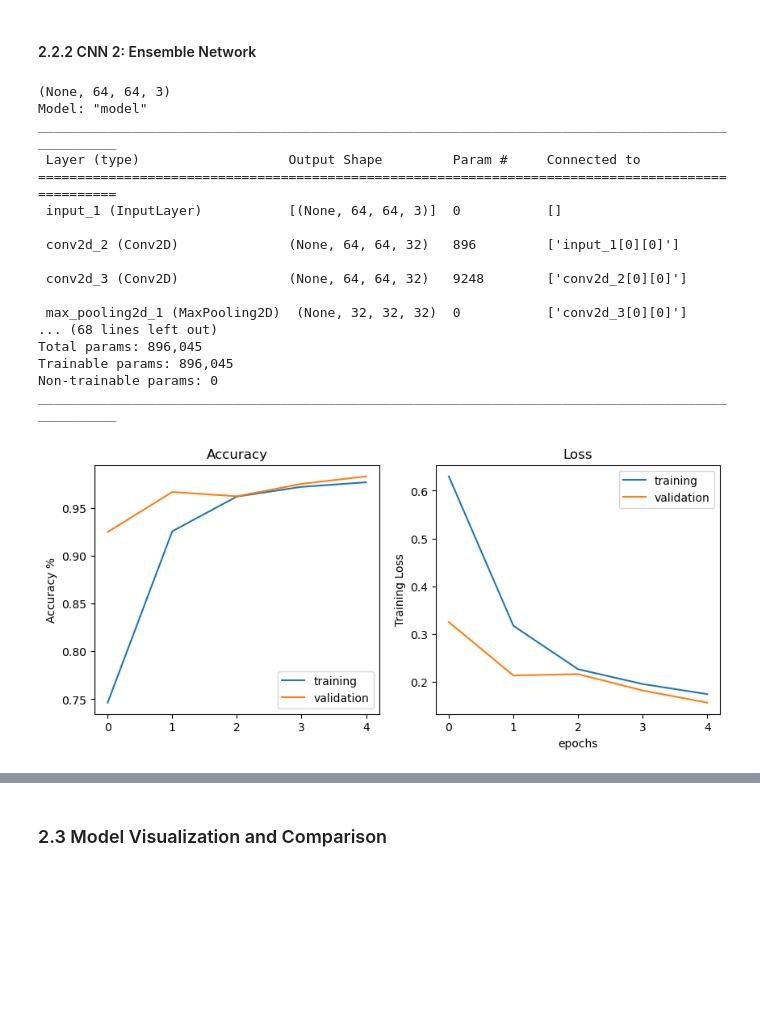
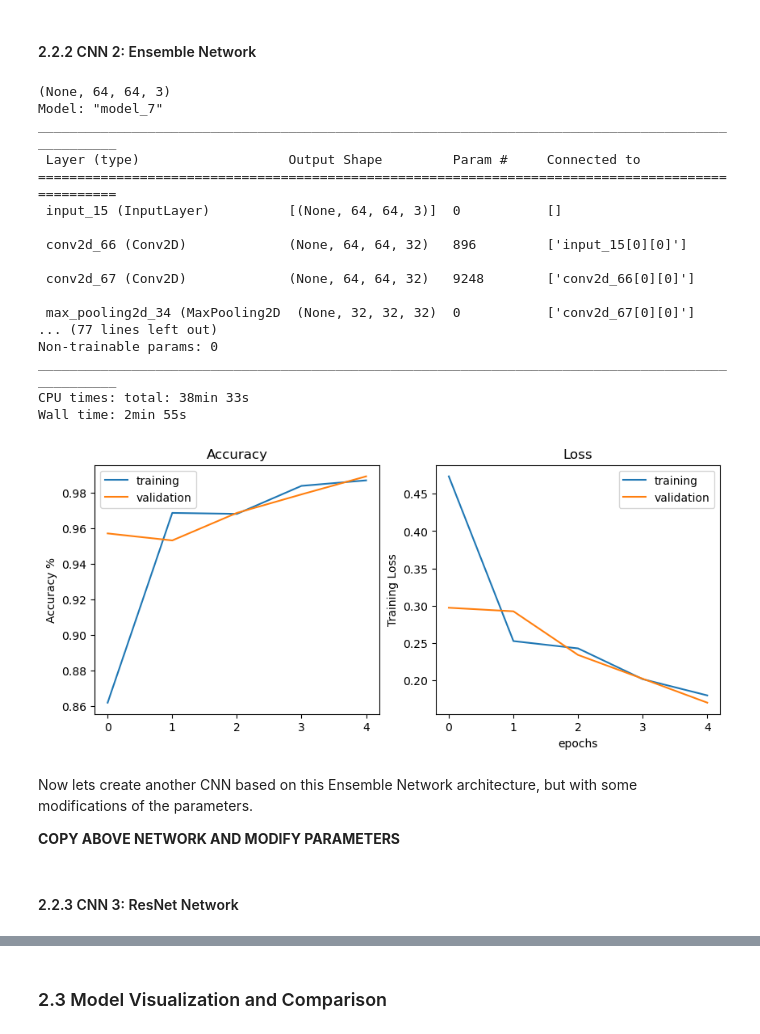
Before and after one commit to Mikecamdo/MachineLearning, a Jupyter notebook: Lab 6/CNNs.ipynb, the cells around one changed output, grey strips where cells are left out. Cells and saved outputs as stored; diff of their text form; code cells hidden in the pictures; blank space fills up the shorter version.

```diff
--- a/Lab 6/CNNs.ipynb
+++ b/Lab 6/CNNs.ipynb
@@ -195,6 +195,8 @@ plt.show()
 # %% [markdown]
 #### 2.2.2 CNN 2: Ensemble Network
 # %%
+%%time
+
 from tensorflow.keras.layers import Input, average, concatenate
 from tensorflow.keras.models import Model
 from tensorflow.keras.callbacks import EarlyStopping
@@ -293,7 +295,7 @@ cnn_ens.compile(loss='binary_crossentropy', # 'categorical_crossentropy' 'mean_s
                 optimizer='adam',
                 metrics=['accuracy'])
 
-history_2 = cnn_ens.fit(X_train, y_train, batch_size=32,
+ens_history = cnn_ens.fit(X_train, y_train, batch_size=32,
                         steps_per_epoch=int(len(X_train)/128),
                         epochs=5, verbose=0,
                         validation_data=(X_test,y_test),
@@ -301,42 +303,49 @@ history_2 = cnn_ens.fit(X_train, y_train, batch_size=32,
                         )
 # %% [output]
 (None, 64, 64, 3)
-Model: "model"
+Model: "model_7"
 __________________________________________________________________________________________________
  Layer (type)                   Output Shape         Param #     Connected to
 ==================================================================================================
- input_1 (InputLayer)           [(None, 64, 64, 3)]  0           []
+ input_15 (InputLayer)          [(None, 64, 64, 3)]  0           []
 
- conv2d_2 (Conv2D)              (None, 64, 64, 32)   896         ['input_1[0][0]']
+ conv2d_66 (Conv2D)             (None, 64, 64, 32)   896         ['input_15[0][0]']
 
- conv2d_3 (Conv2D)              (None, 64, 64, 32)   9248        ['conv2d_2[0][0]']
+ conv2d_67 (Conv2D)             (None, 64, 64, 32)   9248        ['conv2d_66[0][0]']
 
- max_pooling2d_1 (MaxPooling2D)  (None, 32, 32, 32)  0           ['conv2d_3[0][0]']
-... (68 lines left out)
-Total params: 896,045
-Trainable params: 896,045
+ max_pooling2d_34 (MaxPooling2D  (None, 32, 32, 32)  0           ['conv2d_67[0][0]']
+... (77 lines left out)
 Non-trainable params: 0
 __________________________________________________________________________________________________
+CPU times: total: 38min 33s
+Wall time: 2min 55s
 # %%
 plt.figure(figsize=(10,4))
 plt.subplot(1,2,1)
-plt.plot(history_2.history['accuracy'], label='training')
+plt.plot(ens_history.history['accuracy'], label='training')
 
 plt.ylabel('Accuracy %')
 plt.title('Training')
-plt.plot(history_2.history['val_accuracy'], label='validation')
+plt.plot(ens_history.history['val_accuracy'], label='validation')
 plt.title('Accuracy')
 plt.legend()
 
 plt.subplot(1,2,2)
-plt.plot(history_2.history['loss'], label='training')
+plt.plot(ens_history.history['loss'], label='training')
 plt.ylabel('Training Loss')
 plt.xlabel('epochs')
 
-plt.plot(history_2.history['val_loss'], label='validation')
+plt.plot(ens_history.history['val_loss'], label='validation')
 plt.xlabel('epochs')
 plt.title('Loss')
 plt.legend()
 plt.show()
 # %% [output]
-[figure, old version]
+[figure, new version]
+# %% [markdown]
+Now lets create another CNN based on this Ensemble Network architecture, but with some modifications of the parameters.
+
+
+**COPY ABOVE NETWORK AND MODIFY PARAMETERS**
+# %% [markdown]
+#### 2.2.3 CNN 3: ResNet Network
```
Also changed, not shown: parts of 11 cells of this notebook.
